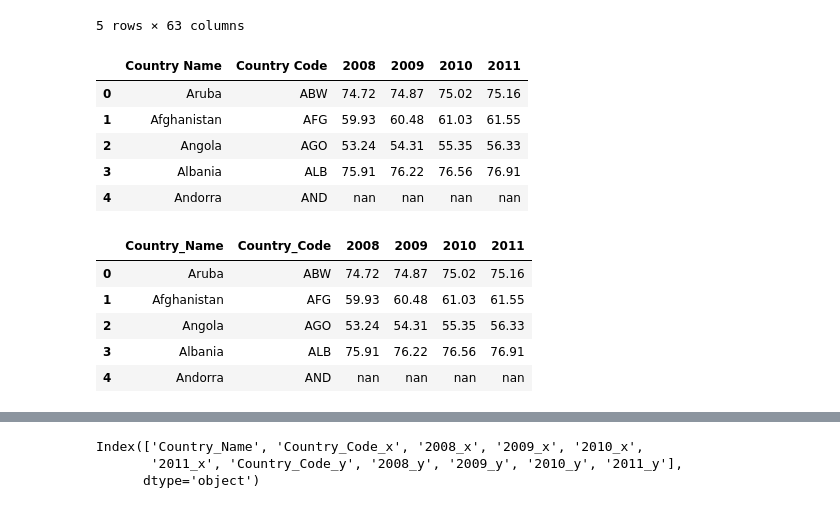
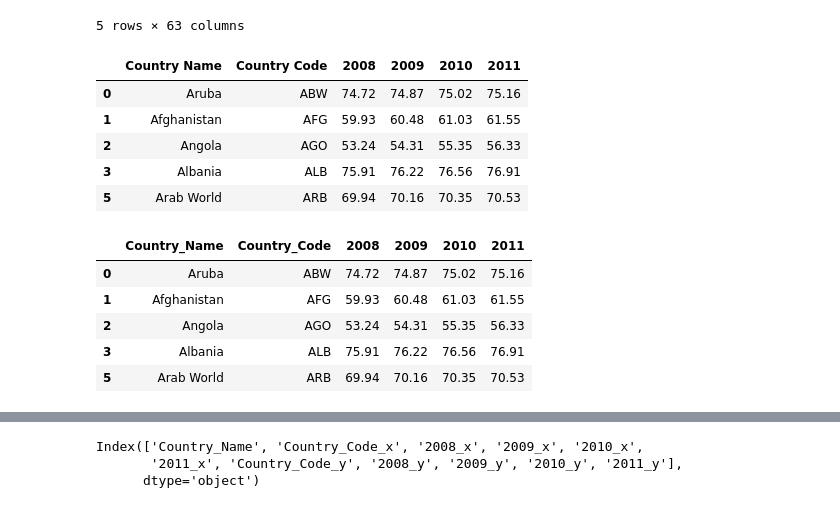
Before and after one commit to amahalik17/Data_Homework, a Jupyter notebook: ETL Project/ETL_Project.ipynb, the cells around one changed output, grey strips where cells are left out. Saved outputs shown, nothing was run; the diff lists cells and outputs as text; code cells hidden in the pictures.

```diff
--- a/ETL Project/ETL_Project.ipynb
+++ b/ETL Project/ETL_Project.ipynb
@@ -59,15 +58,15 @@ life_data.head()
 # %%
 life_data = life_data.loc[:,['Country Name', 'Country Code', '2008', '2009', '2010', '2011']]
 life_data = life_data.round(decimals=2)
-life_data.dropna()
+life_data = life_data.dropna()
 life_data.head()
 # %% [output]
 |  | Country Name | Country Code | 2008 | 2009 | 2010 | 2011 |
 | 0 | Aruba | ABW | 74.72 | 74.87 | 75.02 | 75.16 |
 | 1 | Afghanistan | AFG | 59.93 | 60.48 | 61.03 | 61.55 |
 | 2 | Angola | AGO | 53.24 | 54.31 | 55.35 | 56.33 |
 | 3 | Albania | ALB | 75.91 | 76.22 | 76.56 | 76.91 |
-| 4 | Andorra | AND | nan | nan | nan | nan |
+| 5 | Arab World | ARB | 69.94 | 70.16 | 70.35 | 70.53 |
 # %%
 life_data = life_data.rename(columns={'Country Name': 'Country_Name',
                                      'Country Code': 'Country_Code'})
@@ -78,7 +77,7 @@ life_data.head()
 | 1 | Afghanistan | AFG | 59.93 | 60.48 | 61.03 | 61.55 |
 | 2 | Angola | AGO | 53.24 | 54.31 | 55.35 | 56.33 |
 | 3 | Albania | ALB | 75.91 | 76.22 | 76.56 | 76.91 |
-| 4 | Andorra | AND | nan | nan | nan | nan |
+| 5 | Arab World | ARB | 69.94 | 70.16 | 70.35 | 70.53 |
 # %%
 merged_df = pd.merge(gdp_df, life_data, on = "Country_Name")
 merged_df.head()
```
Also changed, not shown: parts of 11 cells of this notebook, 7 other files.
